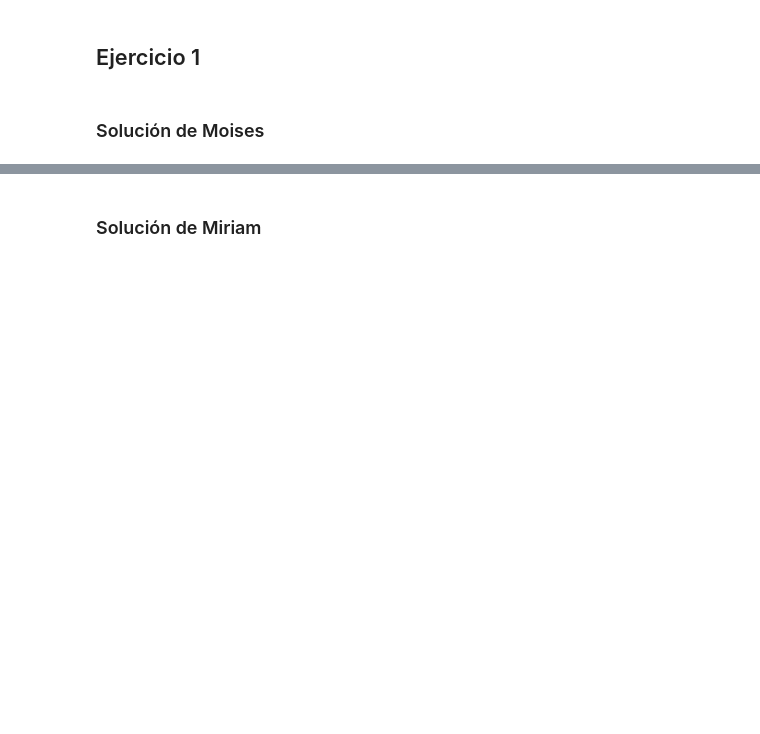
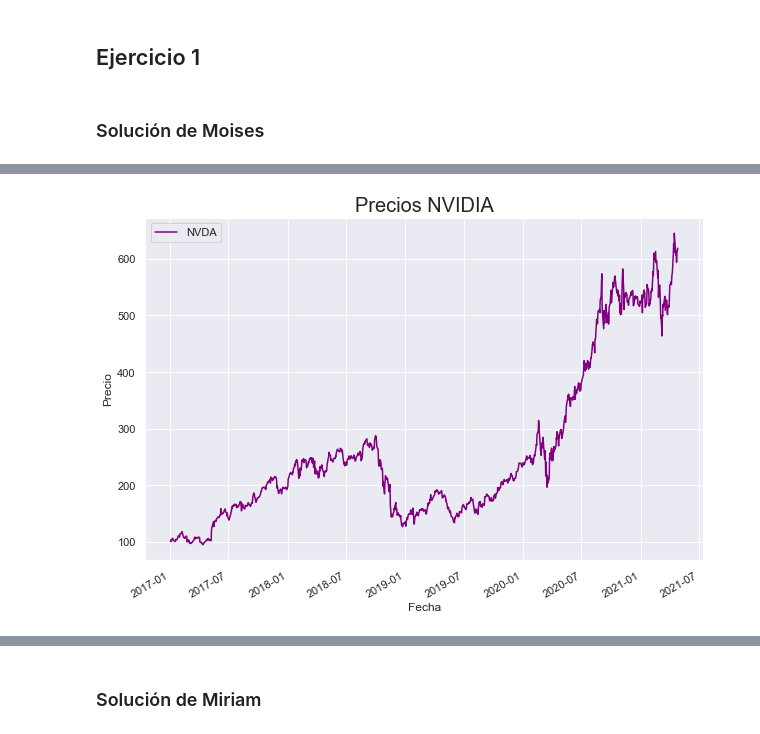
Before and after one commit to Miriam1999/Tarea9_MFlores_MERosas, a Jupyter notebook: Tarea9_MFlores_MERosas.ipynb, the cells around one changed output, grey strips where cells are left out. Saved outputs shown, nothing was run; the diff lists cells and outputs as text; code cells hidden in the pictures; blank space fills up the shorter version.

```diff
--- a/Tarea9_MFlores_MERosas.ipynb
+++ b/Tarea9_MFlores_MERosas.ipynb
@@ -19,0 +41,21 @@
+# %%
+# Función para descargar precios de cierre ajustados
+def get_adj_closes(tickers, start_date=None, end_date=None):
+    # Fecha inicio por defecto (start_date='2010-01-01') y fecha fin por defecto (end_date=today)
+    # Descargamos DataFrame con todos los datos
+    closes = web.DataReader(name=tickers, data_source='yahoo', start=start_date, end=end_date)
+    # Solo necesitamos los precios ajustados en el cierre
+    closes = closes['Adj Close']
+    # Se ordenan los índices de manera ascendente
+    closes.sort_index(inplace=True)
+    return closes
+# %%
+ticker = ['NVDA']### Se define la clave  de cotización de la empresa envidia en bolsa
+start_date = '2017-01-01' ### Se define la fecha desde la cual se tomaran los datos de la empresa
+
+closes_nvda = get_adj_closes(ticker, start_date)### Se llaman a los cierres ajustados de los precios diarios
+closes_nvda.plot(figsize=(10,7), xlabel='Fecha', ylabel='Precio', color='Purple');
+plt.title('Precios NVIDIA', fontsize=20)
+plt.legend(ticker);
+# %% [output]
+[figure, added]
```
Also changed, not shown: parts of 45 cells of this notebook.
